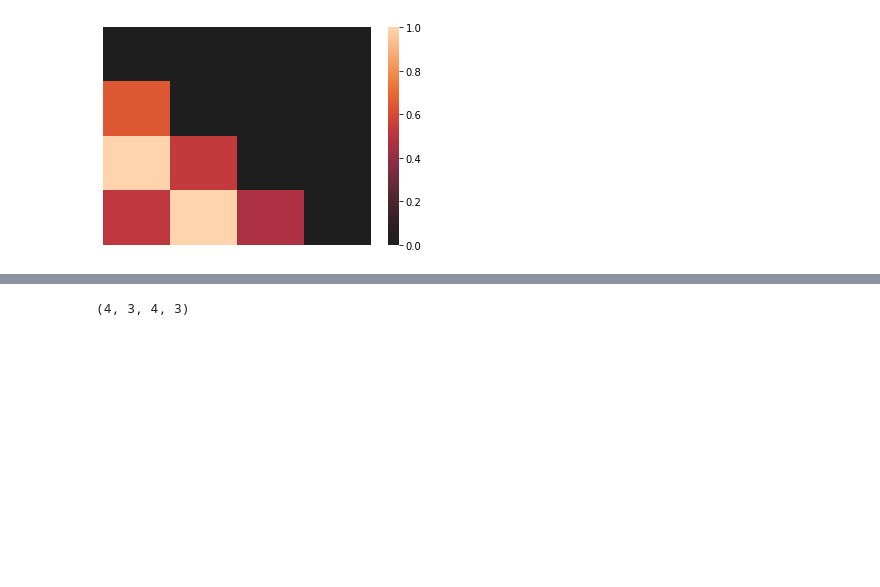
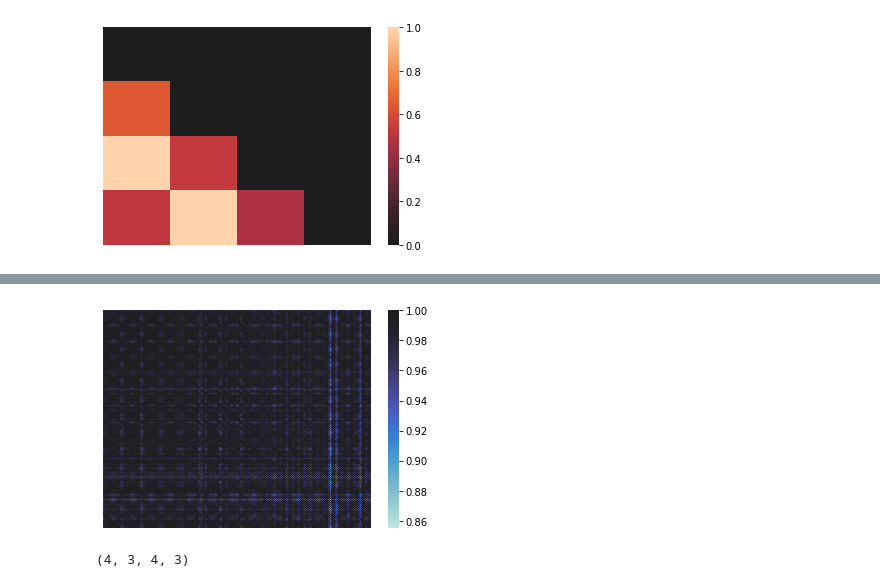
Before and after one commit to boc0/gdml, a Jupyter notebook: dipole.ipynb, the cells around one changed output, grey strips where cells are left out. Cells and saved outputs as stored; diff of their text form; code cells hidden in the pictures; blank space fills up the shorter version.

Commit message:
add animations and pairwise with vmap

```diff
--- a/dipole.ipynb
+++ b/dipole.ipynb
@@ -68,6 +56,22 @@ def gaussian(x, x_, sigma=1):
     d, d_ = descriptor(x), descriptor(x_)
     sq_distance = np.sum((d - d_)**2)
     return np.exp(-sq_distance / sigma)
+# %%
+def gaussian_kernel(X, sigma=1):
+    def gaussian(x, x_):
+        d, d_ = descriptor(x), descriptor(x_)
+        sq_distance = np.sum((d - d_)**2)
+        return np.exp(-sq_distance / sigma)
+    @vmap
+    def _gaussians(x, sigma=sigma):
+        _gaussian = vmap(partial(gaussian, x))
+        return _gaussian(X)
+    return _gaussians(X)
+
+K = gaussian_kernel(X)
+matrix_heatmap(K, center=1)
+# %% [output]
+[figure, added]
 # %%
 from jax import jacfwd, jacrev
 def hessian(f):
```
Also changed, not shown: parts of 9 cells of this notebook.
